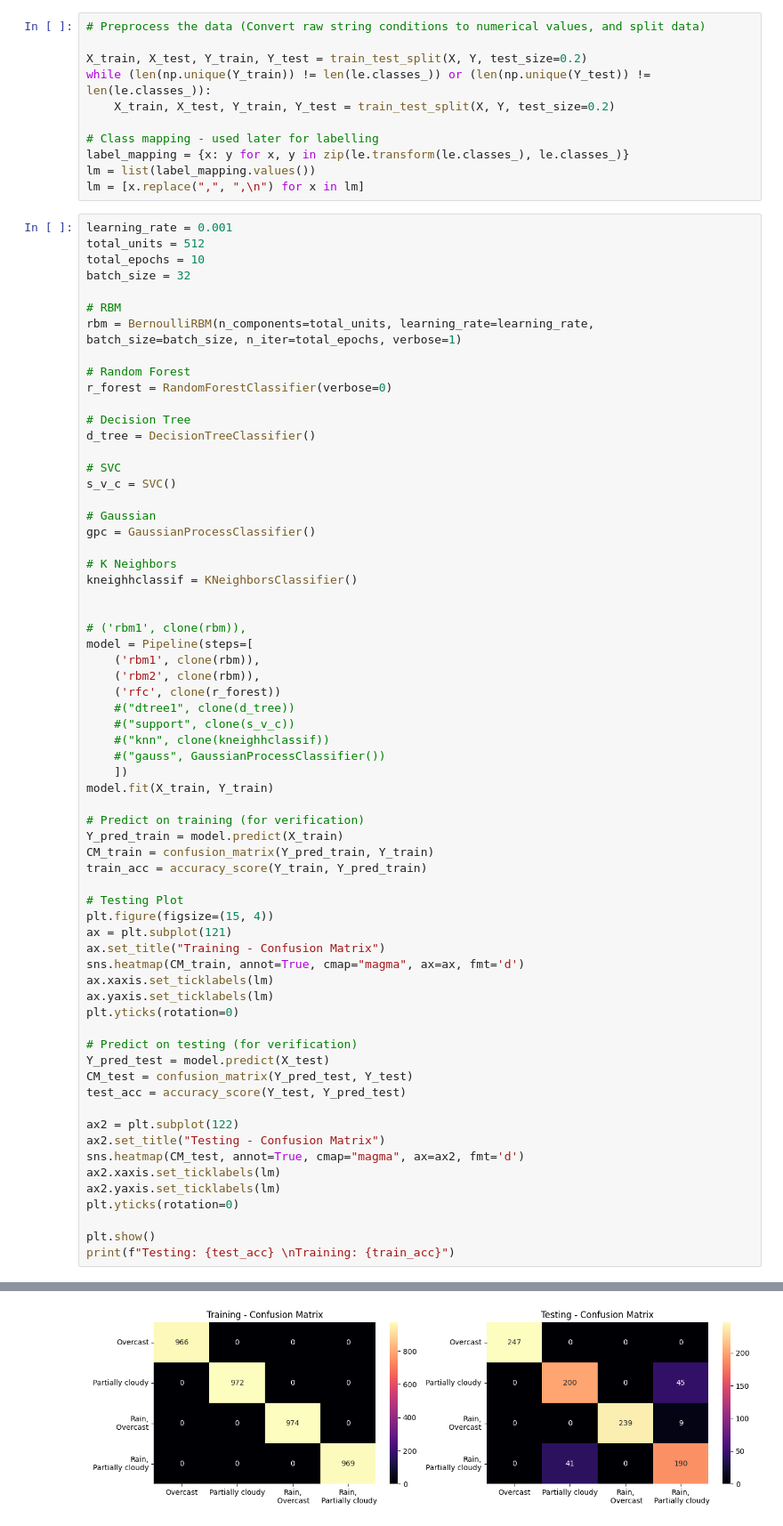
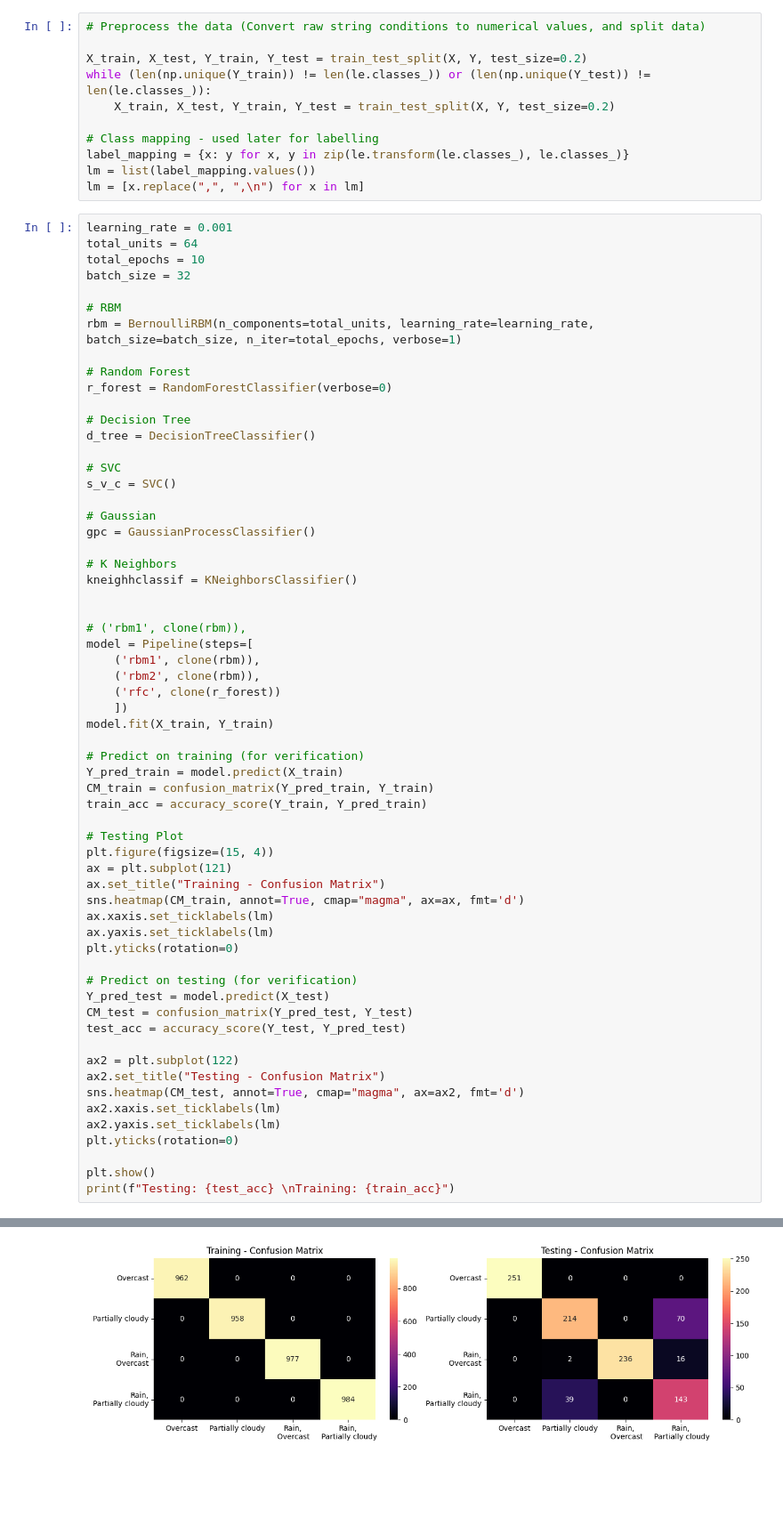
Before and after one commit to alaricespina/Thesis-Repository, a Jupyter notebook: Final Model Files/DBNImplementation.ipynb, the cells around one changed output, grey strips where cells are left out. Shown at 89% size. Saved outputs shown, nothing was run; the diff lists cells and outputs as text; blank space fills up the shorter version.

```diff
--- a/Final Model Files/DBNImplementation.ipynb
+++ b/Final Model Files/DBNImplementation.ipynb
@@ -152,7 +150,7 @@ lm = list(label_mapping.values())
 lm = [x.replace(",", ",\n") for x in lm]
 # %%
 learning_rate = 0.001
-total_units = 512
+total_units = 64
 total_epochs = 10
 batch_size = 32
 
@@ -180,10 +178,6 @@ model = Pipeline(steps=[
     ('rbm1', clone(rbm)),
     ('rbm2', clone(rbm)),
     ('rfc', clone(r_forest))
-    #("dtree1", clone(d_tree))
-    #("support", clone(s_v_c))
-    #("knn", clone(kneighhclassif))
-    #("gauss", GaussianProcessClassifier())
     ])
 model.fit(X_train, Y_train)
 
@@ -239 +233 @@ print(f"Testing: {test_acc} \nTraining: {train_acc}")
-[figure, old version]
+[figure, new version]
```
Also changed, not shown: parts of 5 cells of this notebook, 8 other files.
